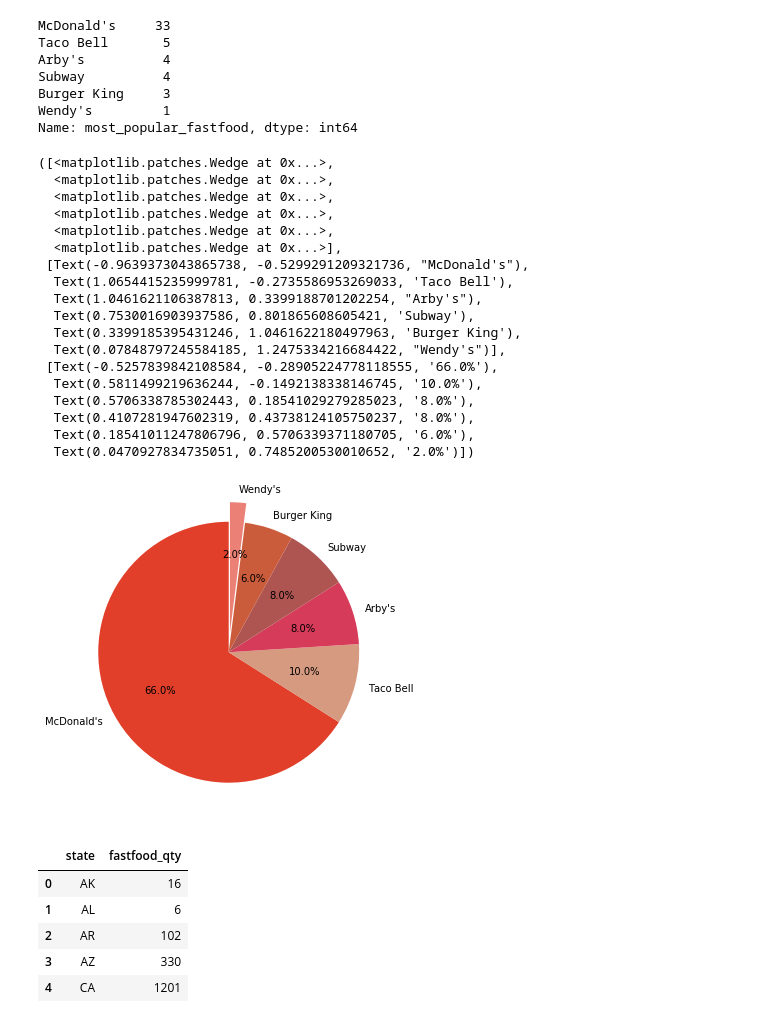
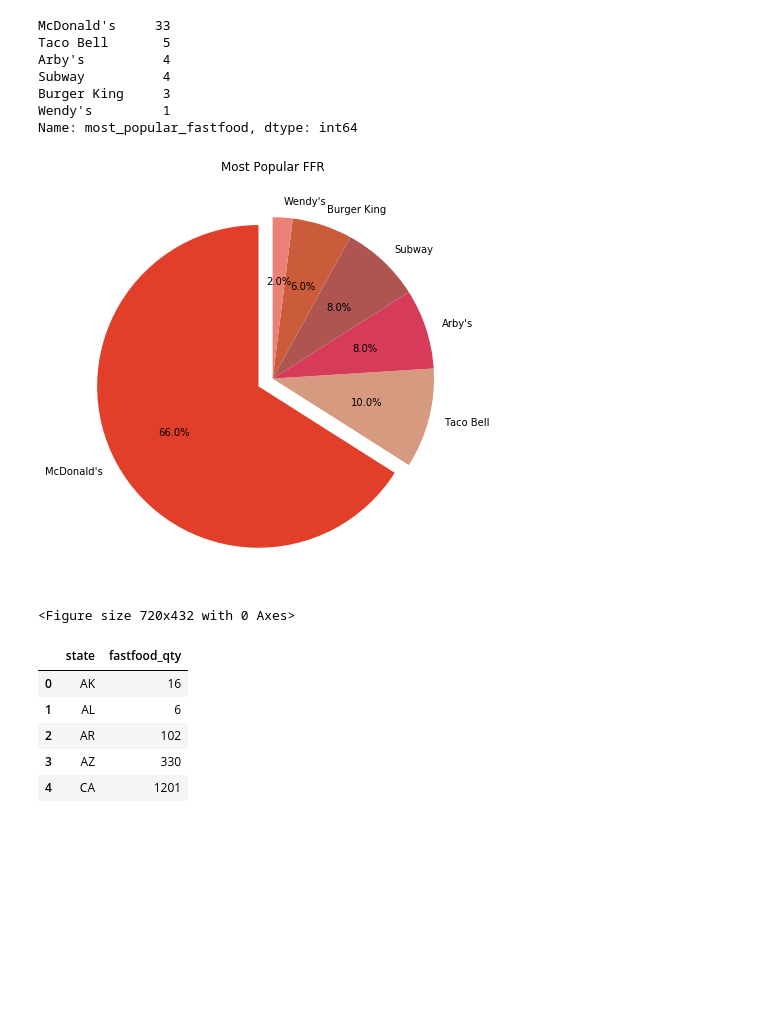
Before and after one commit to tduszyk/Supersize_America, a Jupyter notebook: supersize_america.ipynb, the cells around one changed output. Saved outputs shown, nothing was run; the diff lists cells and outputs as text; code cells hidden in the pictures; blank space fills up the shorter version.

```diff
--- a/supersize_america.ipynb
+++ b/supersize_america.ipynb
@@ -182,43 +182,32 @@ Name: most_popular_fastfood, dtype: int64
 # %%
 colors = ["#E13F29", "#D69A80", "#D63B59", "#AE5552", "#CB5C3B", "#EB8076", "#96624E"]
 
 plt.pie(g,
 
 
     # with the labels being officer names
     labels= ["McDonald's","Taco Bell","Arby's","Subway","Burger King","Wendy's"],
 
     # with no shadows
     shadow = False,
     # with colors
     colors=colors,
     # with one slide exploded out
-    explode=(0,0, 0, 0, 0, 0.15),
+    explode=(0.1,0, 0, 0, 0, 0),
     # with the start angle at 90%
     startangle=90,
     # with the percent listed as a fraction
     autopct='%1.1f%%',
     )
+plt.tight_layout()
+plt.title('Most Popular FFR')
+plt.show()
+
+
+plt.savefig('foo.png')
 # %% [output]
+[figure, new version]
-([<matplotlib.patches.Wedge at 0x...>,
-  <matplotlib.patches.Wedge at 0x...>,
-  <matplotlib.patches.Wedge at 0x...>,
-  <matplotlib.patches.Wedge at 0x...>,
-  <matplotlib.patches.Wedge at 0x...>,
-  <matplotlib.patches.Wedge at 0x...>],
- [Text(-0.9639373043865738, -0.5299291209321736, "McDonald's"),
-  Text(1.0654415235999781, -0.2735586953269033, 'Taco Bell'),
-  Text(1.0461621106387813, 0.3399188701202254, "Arby's"),
-  Text(0.7530016903937586, 0.801865608605421, 'Subway'),
-  Text(0.3399185395431246, 1.0461622180497963, 'Burger King'),
-  Text(0.07848797245584185, 1.2475334216684422, "Wendy's")],
- [Text(-0.5257839842108584, -0.28905224778118555, '66.0%'),
-  Text(0.5811499219636244, -0.1492138338146745, '10.0%'),
-  Text(0.5706338785302443, 0.18541029279285023, '8.0%'),
-  Text(0.4107281947602319, 0.43738124105750237, '8.0%'),
-  Text(0.18541011247806796, 0.5706339371180705, '6.0%'),
-  Text(0.0470927834735051, 0.7485200530010652, '2.0%')])
+<Figure size 720x432 with 0 Axes>
-[figure, old version]
 # %%
 # number of FFRs in each state
 ff_qty_df = fastfood_df.groupby('state', as_index=False).count()
```
Also changed, not shown: 3 other files.
